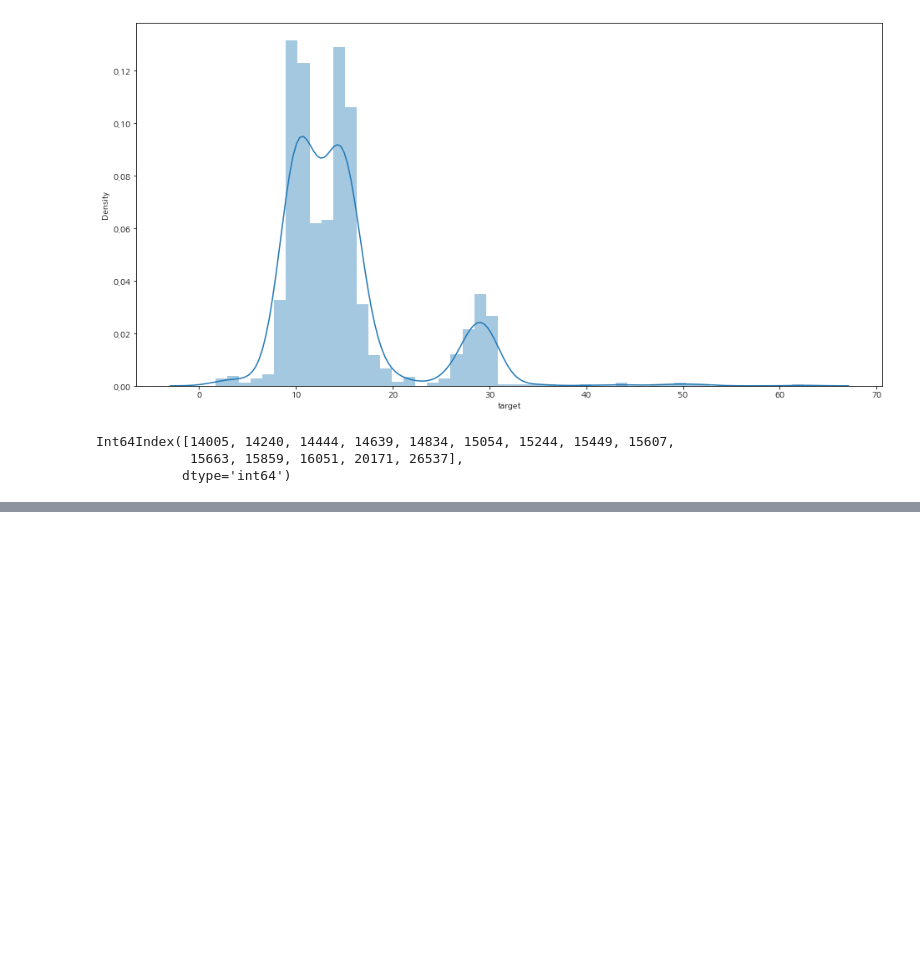
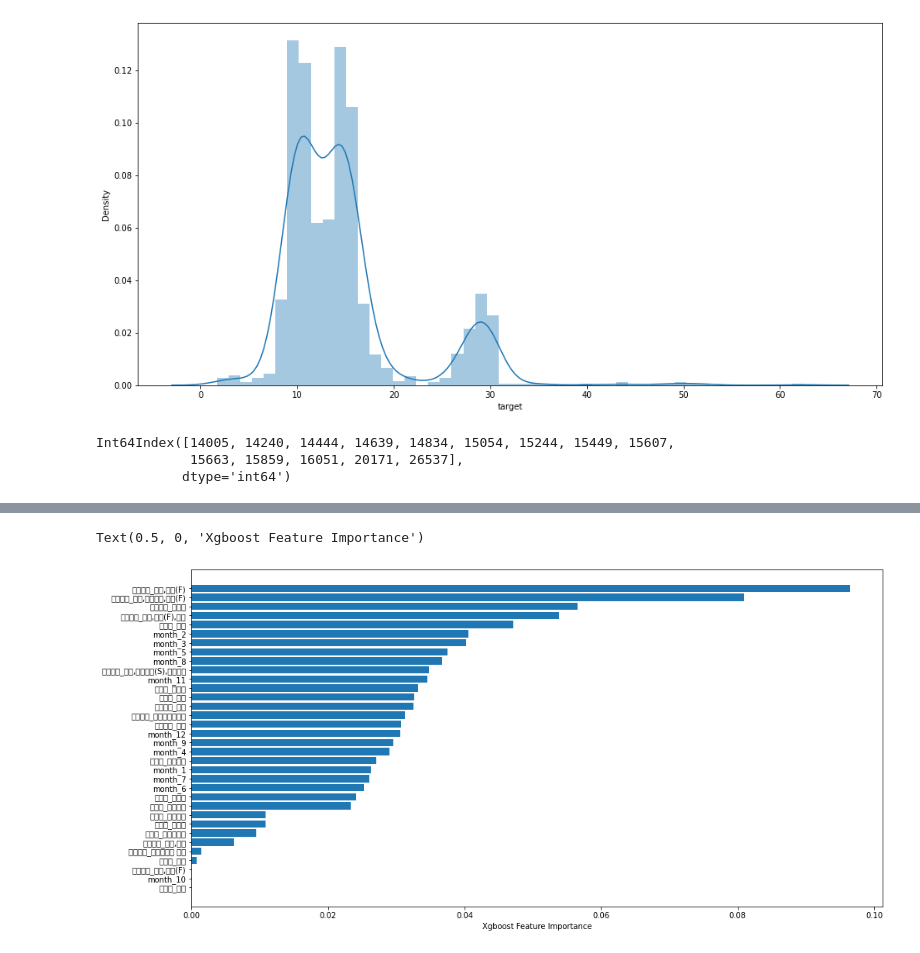
Before and after one commit to qkrwjdduf159/BigContest, a Jupyter notebook: 연어.ipynb, the cells around one changed output, grey strips where cells are left out. Saved outputs shown, nothing was run; the diff lists cells and outputs as text; code cells hidden in the pictures; blank space fills up the shorter version.

```diff
--- a/연어.ipynb
+++ b/연어.ipynb
@@ -208,0 +216,6 @@ print('이상치 제거 데이터 + log :', stats, p)
+# %%
+data = pd.get_dummies(df_iqr, columns = ['제조국','수입용도','수입형태','month']).drop(['제품구분','수출국','어종','상세어종','중분류명 카테고리','year','day'], axis = 1)
+train = data[data['기준일'] < '2019']
+val = data[data['기준일'] > '2019']
+train = train.groupby('기준일').mean().reset_index(drop = True)
+val = val.groupby('기준일').mean().reset_index(drop = True)
@@ -208,0 +393,11 @@ print('이상치 제거 데이터 + log :', stats, p)
+# %%
+# XGB importance
+model = XGBRegressor(random_state =42)
+model.fit(train.drop('target', axis = 1), train['target'])
+
+sorted_idx = model.feature_importances_.argsort()
+
+plt.figure(figsize = (16,8))
+plt.barh(train.drop('target', axis = 1).columns[sorted_idx], model.feature_importances_[sorted_idx])
+plt.xlabel('Xgboost Feature Importance')
+# %% [output]
@@ -208,0 +405,2 @@ print('이상치 제거 데이터 + log :', stats, p)
+Text(0.5, 0, 'Xgboost Feature Importance')
+[figure, added]
```
Also changed, not shown: parts of 16 cells of this notebook.
